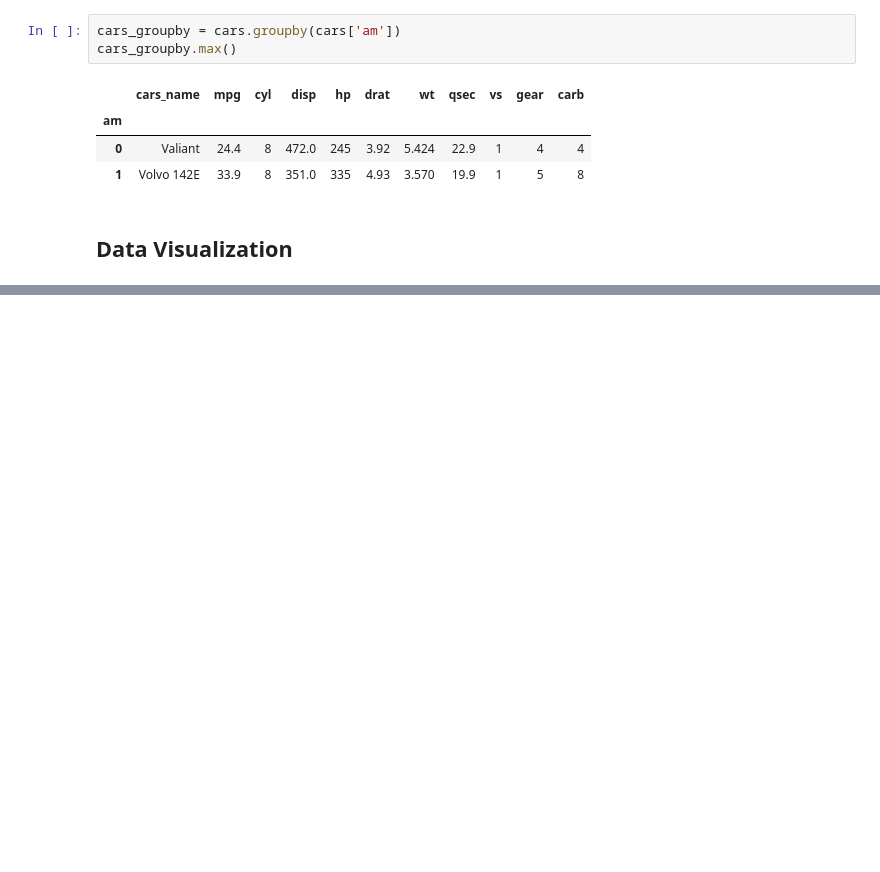
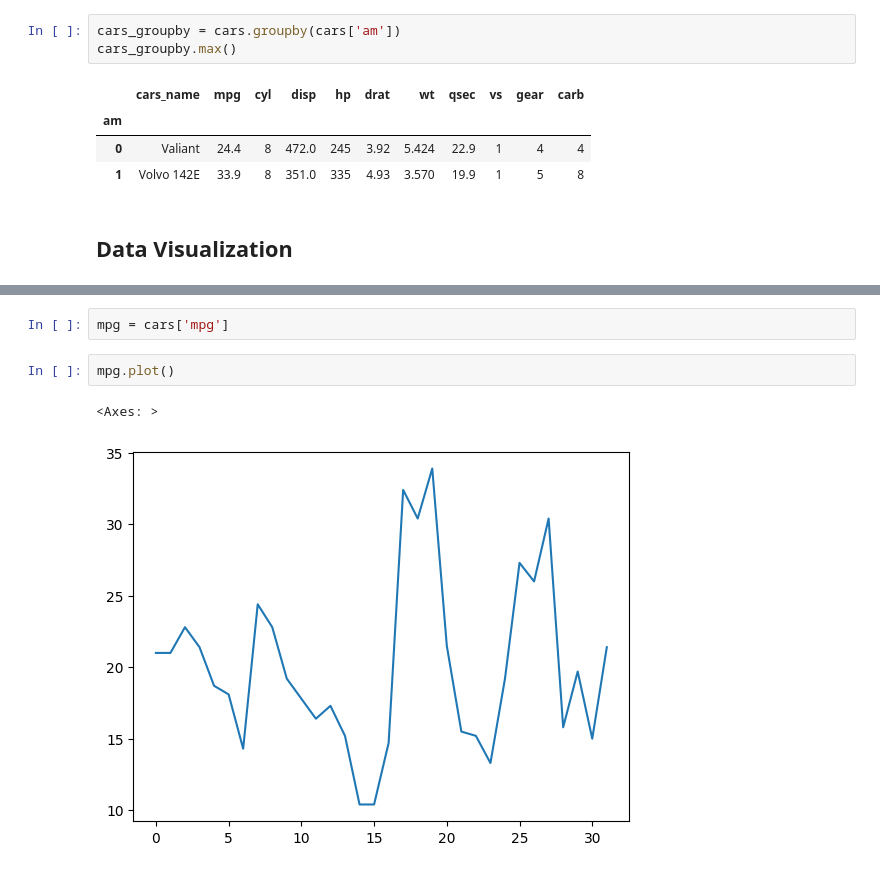
Before and after one commit to alphacodicnerd/practice-repo, a Jupyter notebook: Practice - Pandas, Numpy Intro.ipynb, the cells around one changed output, grey strips where cells are left out. Cells and saved outputs as stored; diff of their text form; blank space fills up the shorter version.

```diff
--- a/Practice - Pandas, Numpy Intro.ipynb
+++ b/Practice - Pandas, Numpy Intro.ipynb
@@ -423,0 +442,7 @@ cars_groupby.max()
+# %%
+mpg = cars['mpg']
+# %%
+mpg.plot()
+# %% [output]
+<Axes: >
+[figure, added]
```
Also changed, not shown: parts of 16 cells of this notebook, 1 other file.
